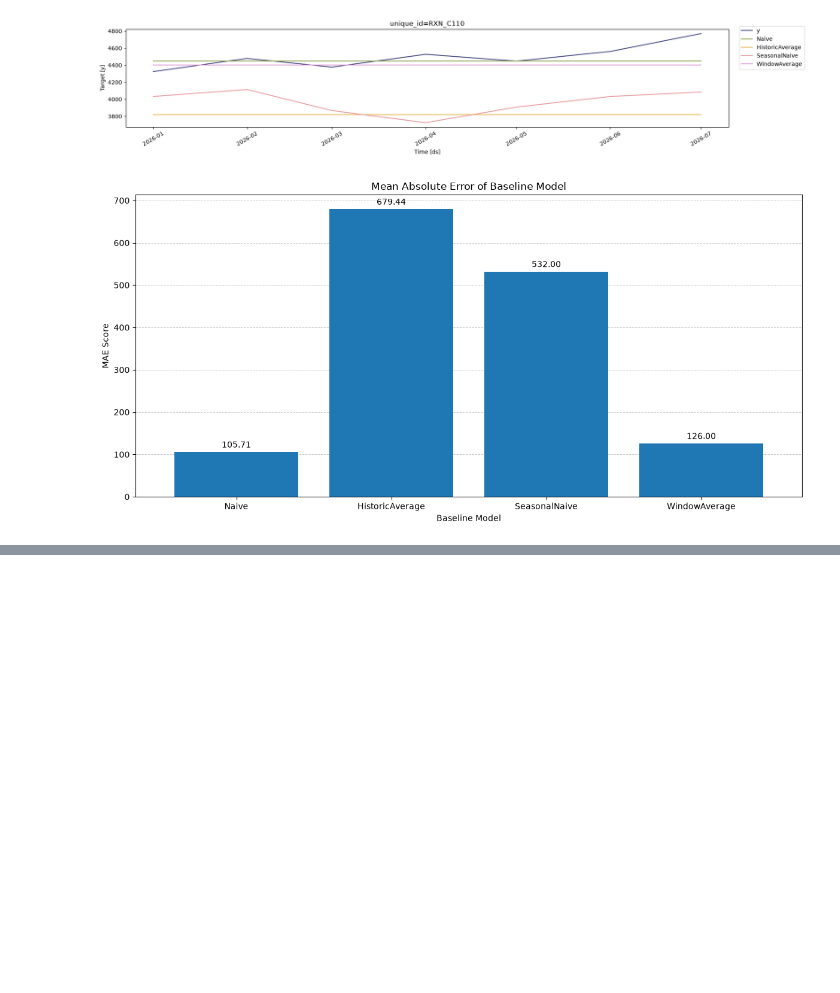
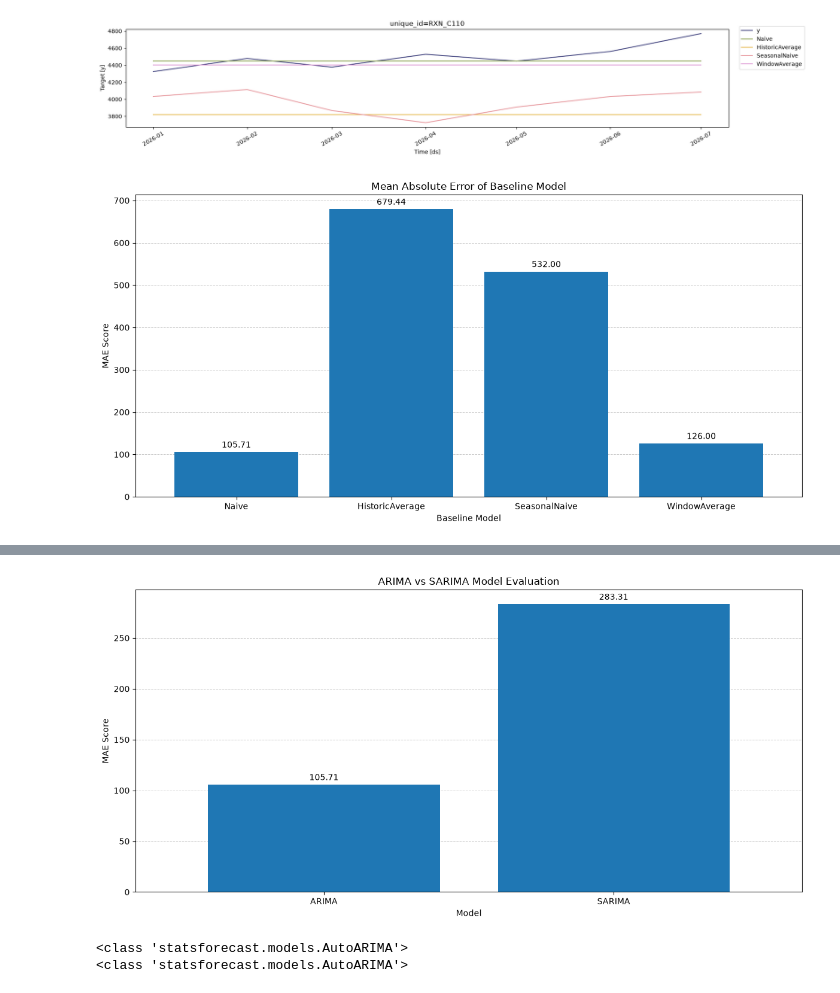
Before and after one commit to patinnojoe/MTL-DS-008-patinnojoe, a Jupyter notebook: notebooks/data_modelling.ipynb, the cells around one changed output, grey strips where cells are left out. Saved outputs shown, nothing was run; the diff lists cells and outputs as text; code cells hidden in the pictures; blank space fills up the shorter version.

Commit message:
model selection and evaluation

```diff
--- a/notebooks/data_modelling.ipynb
+++ b/notebooks/data_modelling.ipynb
@@ -164,3 +145,21 @@ fig.tight_layout()
 plt.show()
 # %% [output]
 [figure]
+# %%
+# ARIMA & SARIMA model
+models= [
+    AutoARIMA(seasonal=False, alias='ARIMA'),
+    AutoARIMA(seasonal=True, season_length=12, alias='SARIMA')
+]
+
+sf = StatsForecast(
+    models=models,
+    freq='MS'
+)
+
+sf.fit(training_data)
+
+arima_predictions = sf.predict(h=horizon)
+arima_eval_df = pd.merge(test_data, arima_predictions,  how='left', on=['unique_id', 'ds'])
+
+arima_eval_df
@@ -166,0 +175,60 @@ plt.show()
+# %%
+# evaluate the arima and sarima models
+arima_evaluation = evaluate(
+    df=arima_eval_df,
+    metrics=[mae]
+)
+
+arima_evaluation = arima_evaluation.drop(columns=['unique_id', 'metric'])
+
+
+
+fig, ax = plt.subplots(figsize=(12, 6))
+
+arima_evaluation.T.plot(
+    kind="bar",
+    ax=ax,
+    width=0.8,
+
+)
+for container in ax.containers:
+    ax.bar_label(container, fmt="%.2f", padding=3, fontsize=10)
+
+ax.set(
+    title="ARIMA vs SARIMA Model Evaluation",
+    xlabel="Model",
+    ylabel="MAE Score"
+)
+
+ax.set_axisbelow(True)
+
+ax.grid(
+    True,
+    axis="y",
+    linestyle="--",
+    linewidth=0.7,
+    alpha=0.7
+
+)
+
+ax.set_xticklabels(
+    ["ARIMA", "SARIMA"],
+    rotation=0
+)
+
+ax.get_legend().remove()
+fig.tight_layout()
+plt.show()
+# %% [output]
+[figure, added]
+# %%
+fitted_models = sf.fitted_[0]
+
+arima_model = fitted_models[0]
+sarima_model = fitted_models[1]
+
+print(type(arima_model))
+print(type(sarima_model))
+# %% [output]
+<class 'statsforecast.models.AutoARIMA'>
+<class 'statsforecast.models.AutoARIMA'>
```
Also changed, not shown: parts of 5 cells of this notebook, 1 other file.
